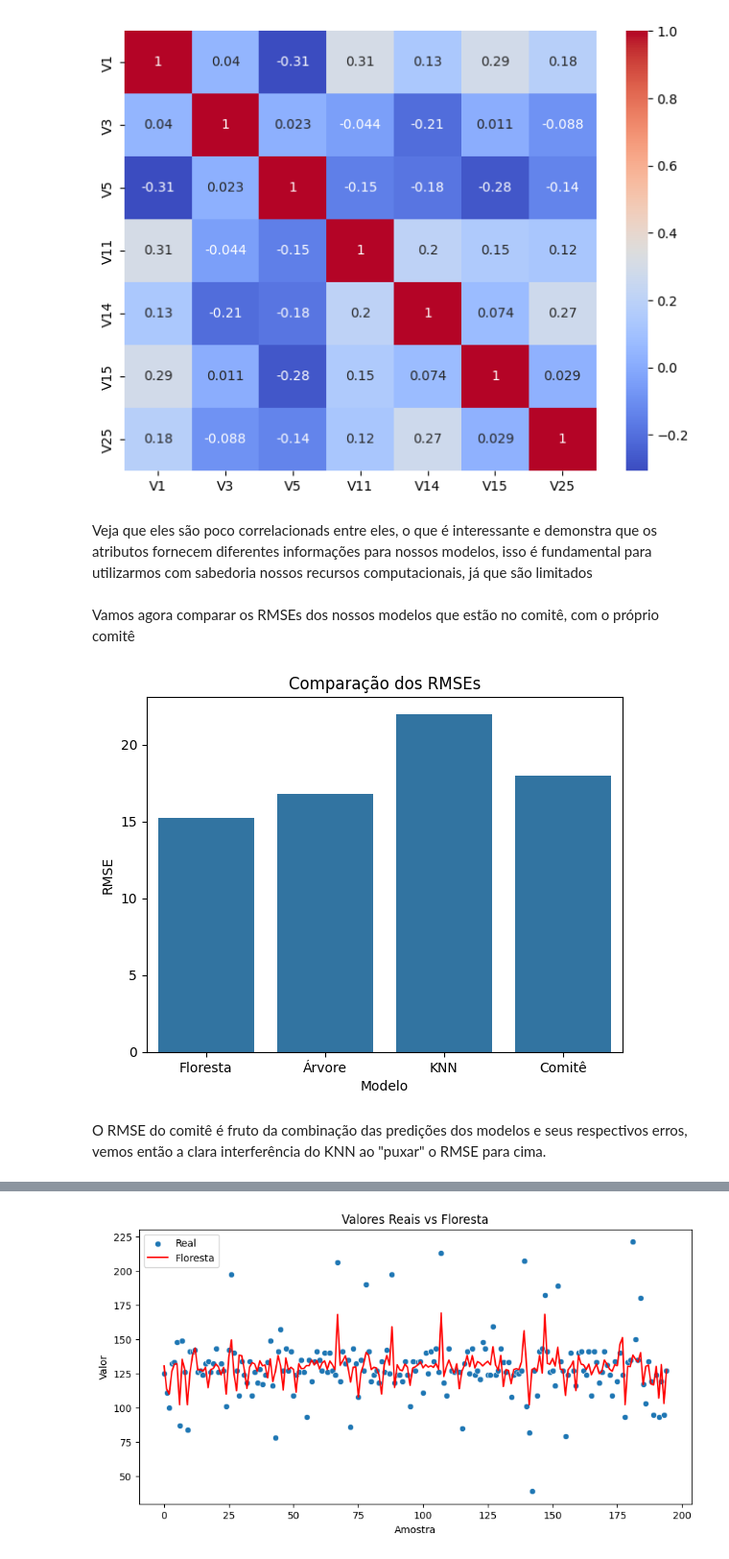
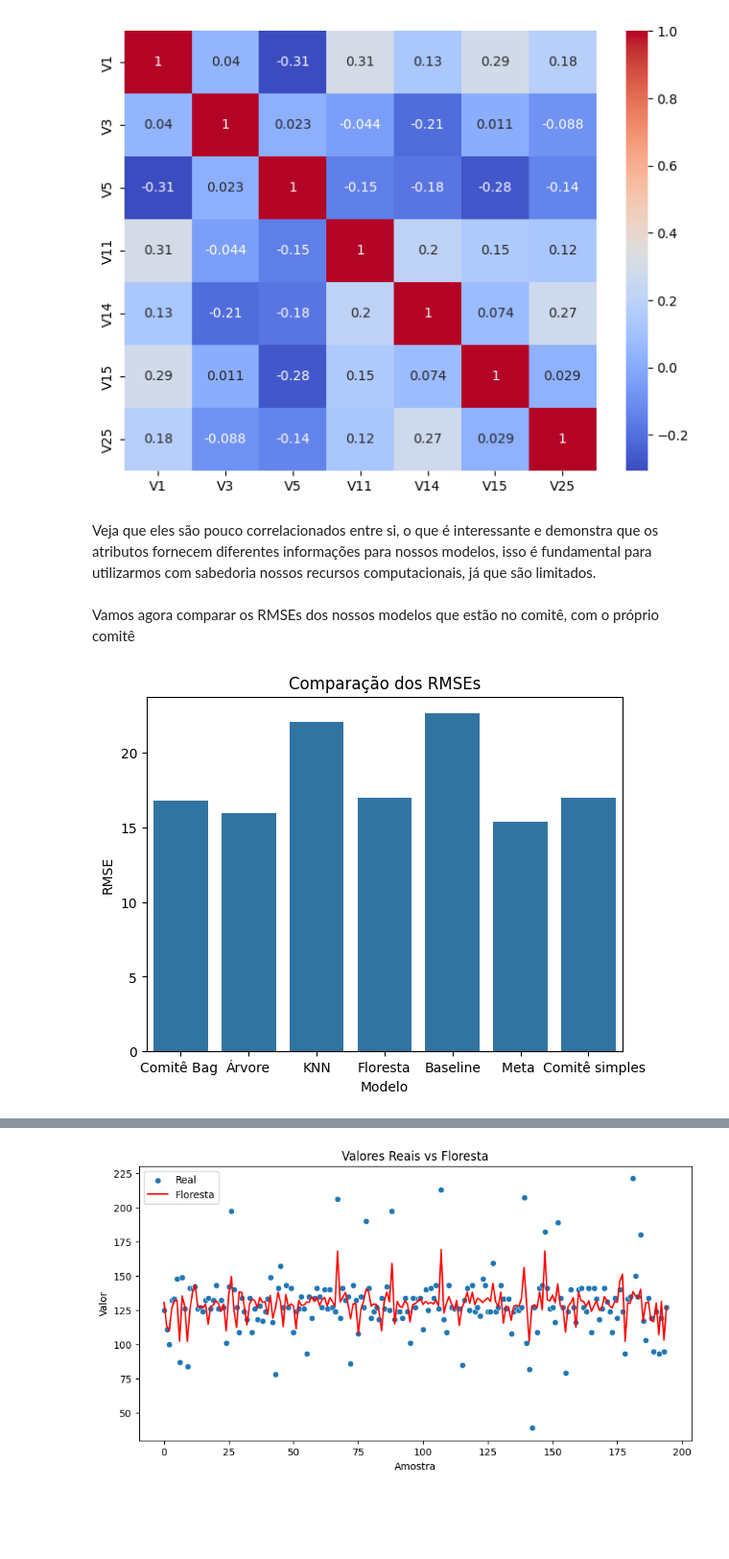
Before and after one commit to drcassar/biblioteca_real, a Jupyter notebook: Aprendizado de Máquina/Modelos de Comitê e Meta Aprendizado/T26 - Gabriel de Oliveira Paiva/T26 - Gabriel de Oliveira Paiva.ipynb, the cells around one changed output, grey strips where cells are left out. Shown at 96% size. Saved outputs shown, nothing was run; the diff lists cells and outputs as text; code cells hidden in the pictures; blank space fills up the shorter version.

```diff
--- a/Aprendizado de Máquina/Modelos de Comitê e Meta Aprendizado/T26 - Gabriel de Oliveira Paiva/T26 - Gabriel de Oliveira Paiva.ipynb
+++ b/Aprendizado de Máquina/Modelos de Comitê e Meta Aprendizado/T26 - Gabriel de Oliveira Paiva/T26 - Gabriel de Oliveira Paiva.ipynb
@@ -1011,27 +1081,22 @@ Vamos agora comparar nossos modelos de forma individual com o comitê
 # Previsões individuais
 y_pred_arvore = arvore.predict(X_teste)
 y_pred_knn = knn.predict(X_teste)
-y_pred_floresta = floresta.predict(X_teste)
+y_pred_FA = modelo_FA.predict(X_teste)
+y_pred_comite_simples = (
+    y_pred_arvore +
+    y_pred_knn +
+    y_pred_FA
+) / 3
 
 # RMSE individuais
 rmse_arvore = root_mean_squared_error(y_teste, y_pred_arvore)
 rmse_knn = root_mean_squared_error(y_teste, y_pred_knn)
-rmse_floresta = root_mean_squared_error(y_teste, y_pred_floresta)
+rmse_floresta = root_mean_squared_error(y_teste, y_pred_FA)
+rmse_comite_simples = root_mean_squared_error(y_teste, y_pred_comite_simples)
 
-# Comitê (média simples)
-y_pred_comite = (
-    y_pred_arvore +
-    y_pred_knn +
-    y_pred_floresta
-) / 3
-
-rmse_comite = root_mean_squared_error(
-    y_teste,
-    y_pred_comite
-)
-
-print(f"RMSE Árvore   : {rmse_arvore:.4f}")
-print(f"RMSE KNN      : {rmse_knn:.4f}")
-print(f"RMSE Floresta : {rmse_floresta:.4f}")
-print(f"RMSE Comitê   : {rmse_comite:.4f}")
+print(f"RMSE Comite_com_média: {rmse_comite_simples:.4f}")
+print(f"RMSE Árvore_Bagging   : {rmse_arvore:.4f}")
+print(f"RMSE KNN_Bagging     : {rmse_knn:.4f}")
+print(f"RMSE Floresta_Bagging : {rmse_floresta:.4f}")
+print(f"RMSE Comitê_Bagging   : {rmse_comite_bagging:.4f}")
 # %% [output]
@@ -1326,27 +1448,28 @@ plt.show()
 # %% [output]
 [figure]
 # %% [markdown]
-Veja que eles são poco correlacionads entre eles, o que é interessante e demonstra que os atributos fornecem diferentes informações para nossos modelos, isso é fundamental para utilizarmos com sabedoria nossos recursos computacionais, já que são limitados
+Veja que eles são pouco correlacionados entre si, o que é interessante e demonstra que os atributos fornecem diferentes informações para nossos modelos, isso é fundamental para utilizarmos com sabedoria nossos recursos computacionais, já que são limitados.
 # %% [markdown]
 Vamos agora comparar os RMSEs dos nossos modelos que estão no comitê, com o próprio comitê
 # %%
 rmses = {
-    "Floresta": root_mean_squared_error(y_teste, y_pred_floresta),
+    "Comitê Bag ": root_mean_squared_error(y_teste, y_pred_comite_bagging),
     "Árvore": root_mean_squared_error(y_teste, y_pred_arvore),
     "KNN": root_mean_squared_error(y_teste, y_pred_knn),
-    "Comitê": root_mean_squared_error(y_teste, y_pred_comite)
-}
+    "Floresta": root_mean_squared_error(y_teste, y_previsao_FA),
+    "Baseline": root_mean_squared_error(y_teste, y_prev_baseline),
+    "Meta ": root_mean_squared_error(y_teste, y_pred_meta),
+    "   Comitê simples": root_mean_squared_error(y_teste, y_pred_comite_simples)
+    }
 
 sns.barplot(
     x=list(rmses.keys()),
     y=list(rmses.values())
 )
 
 plt.ylabel("RMSE")
 plt.xlabel("Modelo")
 plt.title("Comparação dos RMSEs")
 plt.show()
 # %% [output]
-[figure, old version]
+[figure, new version]
-# %% [markdown]
-O RMSE do comitê é fruto da combinação das predições dos modelos e seus respectivos erros, vemos então a clara interferência do KNN ao "puxar" o RMSE para cima.
```
Also changed, not shown: parts of 51 cells of this notebook.
